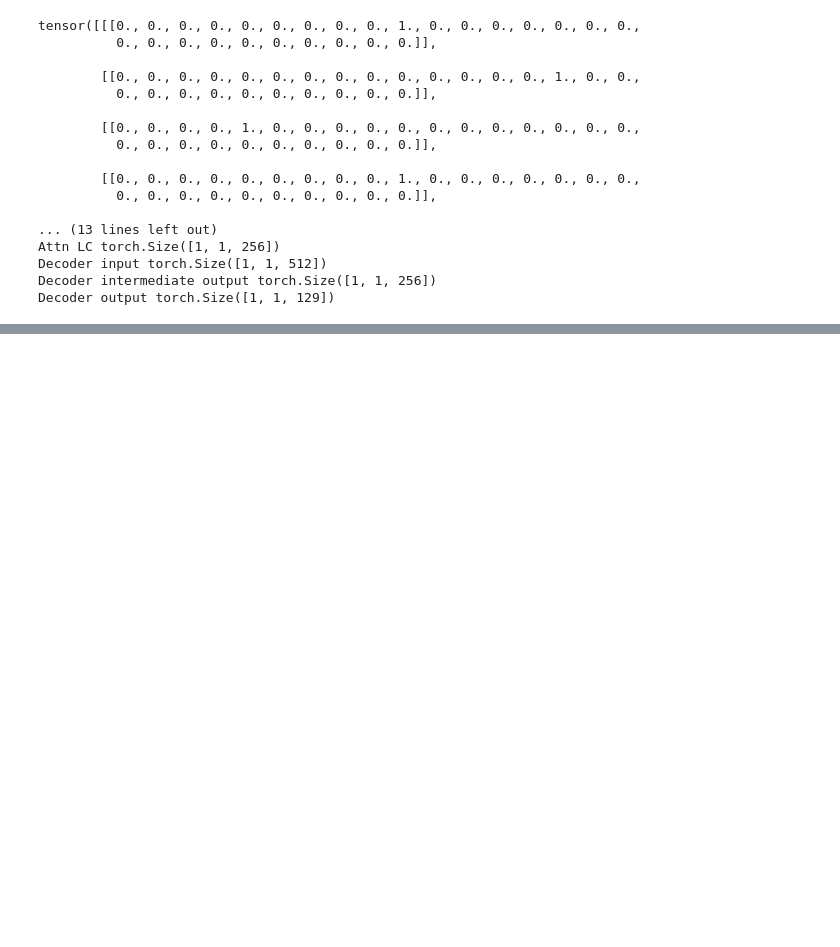
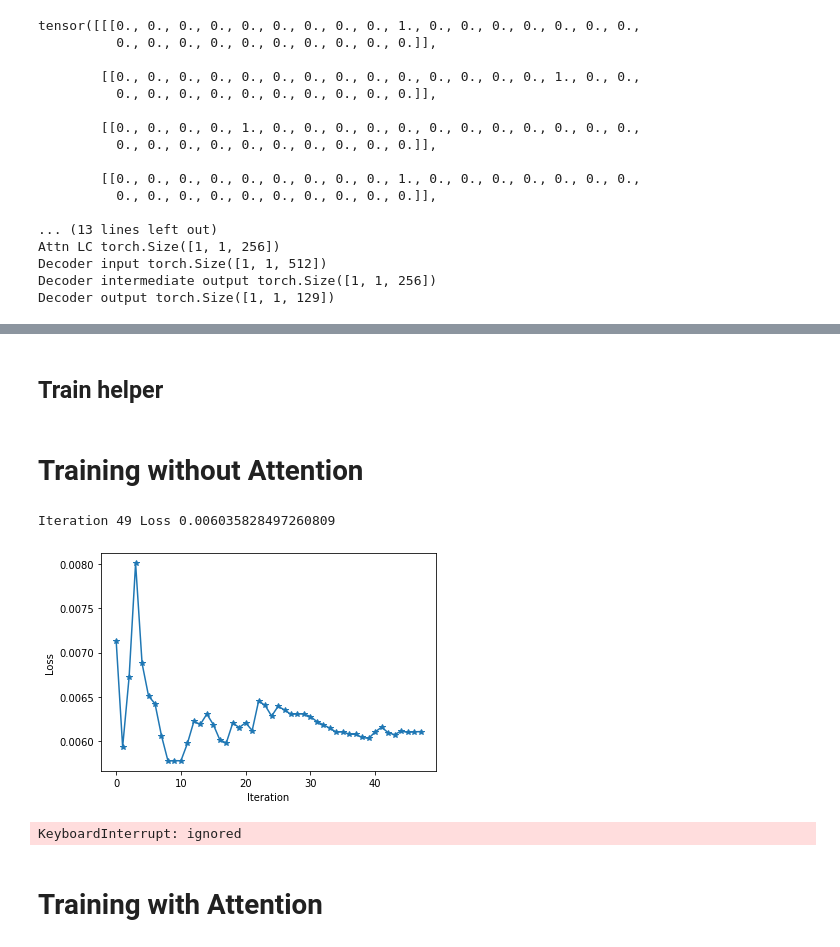
Before and after one commit to sonamkshenoy/EngToHindi-Transliteration-and-LanguageClassific, a Jupyter notebook: EncoderDecoderArchitecture.ipynb, the cells around one changed output, grey strips where cells are left out. Drawn from its saved outputs; the diff is of its cells as text; code cells hidden in the pictures; blank space fills up the shorter version.

Commit message:
Training and Evaluation

```diff
--- a/EncoderDecoderArchitecture.ipynb
+++ b/EncoderDecoderArchitecture.ipynb
@@ -483,11 +483,11 @@ class Transliteration_EncoderDecoder(nn.Module):
 # Chosen number of hidden layers of both encoder and decoder to be 256
 net = Transliteration_EncoderDecoder(len(eng_alpha2index), 256, len(hindi_alpha2index), verbose = True)
 # %%
-def infer(network, word, max_chars):
+def infer(network, word, max_chars, device='cpu'):
   network.eval()
   # network = network.__init__(len(eng_alphabets)+1, 256, len(hindi_alphabets)+1)
   word = word_rep(word, eng_alpha2index)
-  print(word)
+  # print(word)
 
   output = network(word, max_chars)
   return output
@@ -782,0 +811,45 @@ Attn is the alpha values [1, 6
+# %% [markdown]
+## Train helper
+# %%
+# All hyperparameters
+def train_setup(net, lr = 0.01, n_batches = 100, batch_size = 10, momentum = 0.9, display_freq=5, device = 'cpu'):
+
+    net = net.to(device)
+    criterion = nn.NLLLoss(ignore_index = -1)
+    opt = optim.Adam(net.parameters(), lr=lr)
+
+    # Forcing ground truth till only one-third the batches. After that, take from previous cell's predicted
+    teacher_force_upto = n_batches//3
+
+    loss_arr = np.zeros(n_batches + 1)
+
+    for i in range(n_batches):
+        # Teacher force only if i<teacher_force_upto
+        loss_arr[i+1] = (loss_arr[i]*i + train_batch(net, opt, criterion, batch_size, device = device, teacher_force = i<teacher_force_upto ))/(i + 1)
+
+        if i%display_freq == display_freq-1:
+            clear_output(wait=True)
+
+            print('Iteration', i, 'Loss', loss_arr[i])
+            plt.figure()
+            plt.plot(loss_arr[1:i], '-*')
+            plt.xlabel('Iteration')
+            plt.ylabel('Loss')
+            plt.show()
+            print('\n\n')
+
+    # Checkpointing
+    torch.save(net, 'model.pt')
+    return loss_arr
+# %% [markdown]
+# Training without Attention
+# %%
+net = Transliteration_EncoderDecoder(len(eng_alpha2index), 256, len(hindi_alpha2index))
+# %%
+train_setup(net, lr=0.001, n_batches=2000, batch_size = 64, display_freq=10, device = device_gpu)
+# %% [output]
+Iteration 49 Loss 0.006035828497260809
+[figure, added]
+KeyboardInterrupt: ignored
+# %% [markdown]
+# Training with Attention
```
Also changed, not shown: parts of 16 cells of this notebook.
